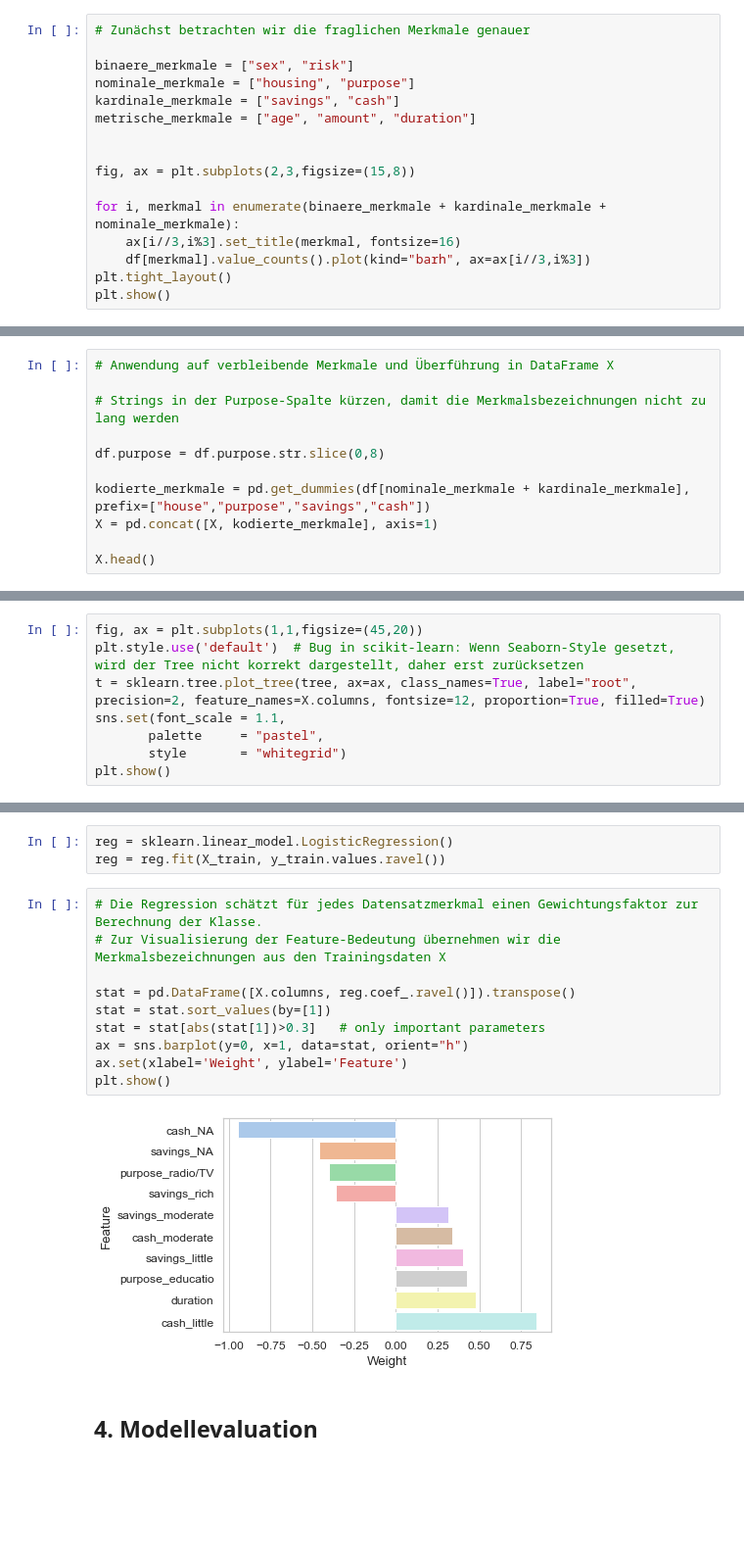
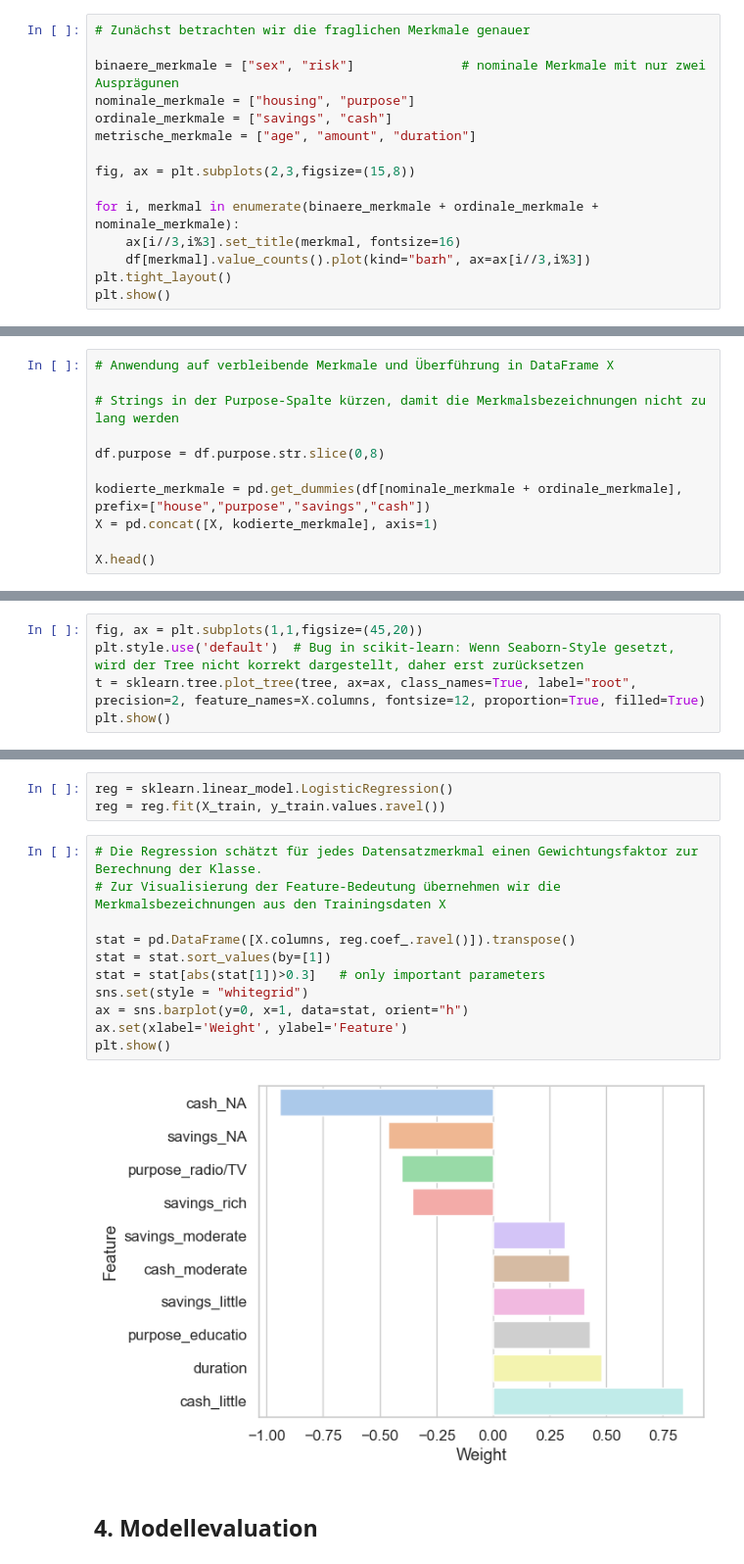
Before and after one commit to mesa-ai/smi-datenanalyse-ba, a Jupyter notebook: 04 - Data Analytics.ipynb, the cells around one changed output, grey strips where cells are left out. Shown at 98% size. Drawn from its saved outputs; the diff is of its cells as text; blank space fills up the shorter version.

```diff
--- a/04 - Data Analytics.ipynb
+++ b/04 - Data Analytics.ipynb
@@ -113,15 +116,14 @@ So finden sich etwa mehere String-Merkmale (Skalenniveau "nominal") im Datensatz
 # %%
 # Zunächst betrachten wir die fraglichen Merkmale genauer
 
-binaere_merkmale = ["sex", "risk"]
+binaere_merkmale = ["sex", "risk"]              # nominale Merkmale mit nur zwei Ausprägunen
 nominale_merkmale = ["housing", "purpose"]
-kardinale_merkmale = ["savings", "cash"]
+ordinale_merkmale = ["savings", "cash"]
 metrische_merkmale = ["age", "amount", "duration"]
-
 
 fig, ax = plt.subplots(2,3,figsize=(15,8))
 
-for i, merkmal in enumerate(binaere_merkmale + kardinale_merkmale + nominale_merkmale):
+for i, merkmal in enumerate(binaere_merkmale + ordinale_merkmale + nominale_merkmale):
     ax[i//3,i%3].set_title(merkmal, fontsize=16)
     df[merkmal].value_counts().plot(kind="barh", ax=ax[i//3,i%3])
 plt.tight_layout()
@@ -183,7 +174,7 @@ pd.concat([beispiel, one_hot_encoded], axis=1).head()
 
 df.purpose = df.purpose.str.slice(0,8)
 
-kodierte_merkmale = pd.get_dummies(df[nominale_merkmale + kardinale_merkmale], prefix=["house","purpose","savings","cash"])
+kodierte_merkmale = pd.get_dummies(df[nominale_merkmale + ordinale_merkmale], prefix=["house","purpose","savings","cash"])
 X = pd.concat([X, kodierte_merkmale], axis=1)
 
 X.head()
@@ -261,9 +248,6 @@ Der Gini-Koeffizient ist dabei so zu lesen:
 fig, ax = plt.subplots(1,1,figsize=(45,20))
 plt.style.use('default')  # Bug in scikit-learn: Wenn Seaborn-Style gesetzt, wird der Tree nicht korrekt dargestellt, daher erst zurücksetzen
 t = sklearn.tree.plot_tree(tree, ax=ax, class_names=True, label="root", precision=2, feature_names=X.columns, fontsize=12, proportion=True, filled=True)
-sns.set(font_scale = 1.1,
-       palette     = "pastel",
-       style       = "whitegrid")
 plt.show()
 # %% [output]
 [figure]
@@ -277,15 +261,16 @@ reg = reg.fit(X_train, y_train.values.ravel())
 # %%
 # Die Regression schätzt für jedes Datensatzmerkmal einen Gewichtungsfaktor zur Berechnung der Klasse.
 # Zur Visualisierung der Feature-Bedeutung übernehmen wir die Merkmalsbezeichnungen aus den Trainingsdaten X
 
 stat = pd.DataFrame([X.columns, reg.coef_.ravel()]).transpose()
 stat = stat.sort_values(by=[1])
 stat = stat[abs(stat[1])>0.3]   # only important parameters
+sns.set(style = "whitegrid")
 ax = sns.barplot(y=0, x=1, data=stat, orient="h")
 ax.set(xlabel='Weight', ylabel='Feature')
 plt.show()
 # %% [output]
-[figure, old version]
+[figure, new version]
 # %% [markdown]
 ## 4. Modellevaluation <a id="kapitel"/>
 # %% [markdown]
```
Also changed, not shown: parts of 17 cells of this notebook, 2 other files.
